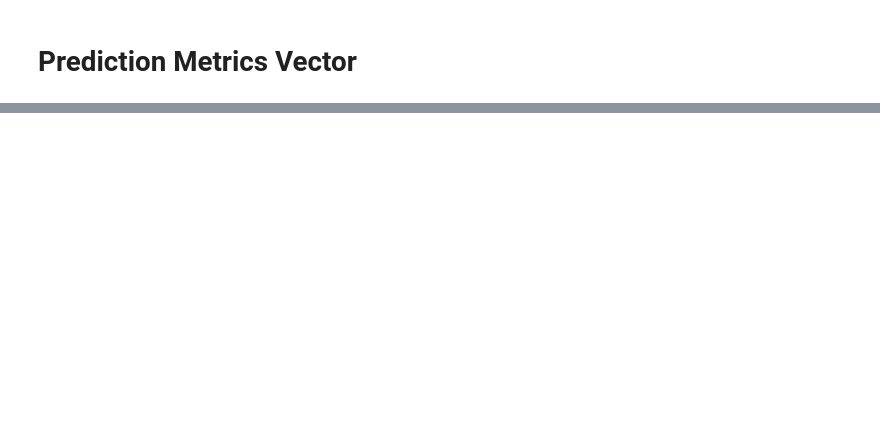
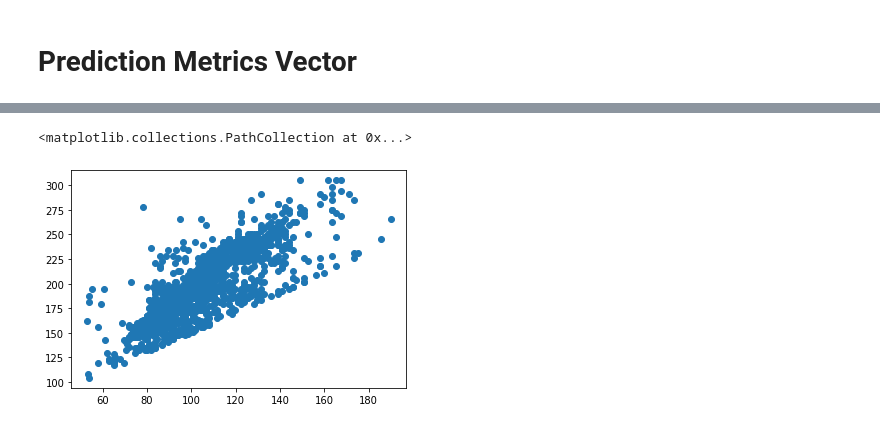
Before and after one commit to wolfisberg/zhaw-ba-online, a Jupyter notebook: deepf0/DEEP_F0.ipynb, the cells around one changed output, grey strips where cells are left out. Cells and saved outputs as stored; diff of their text form; code cells hidden in the pictures; blank space fills up the shorter version.

```diff
--- a/deepf0/DEEP_F0.ipynb
+++ b/deepf0/DEEP_F0.ipynb
@@ -624,0 +692,6 @@ histo_true = histogram([x[0] - x[1] for x in filtered])
+# %%
+plt.figure()
+plt.scatter(gt[err < -50],est[err < -50])
+# %% [output]
+<matplotlib.collections.PathCollection at 0x...>
+[figure, added]
```
Also changed, not shown: parts of 33 cells of this notebook.
